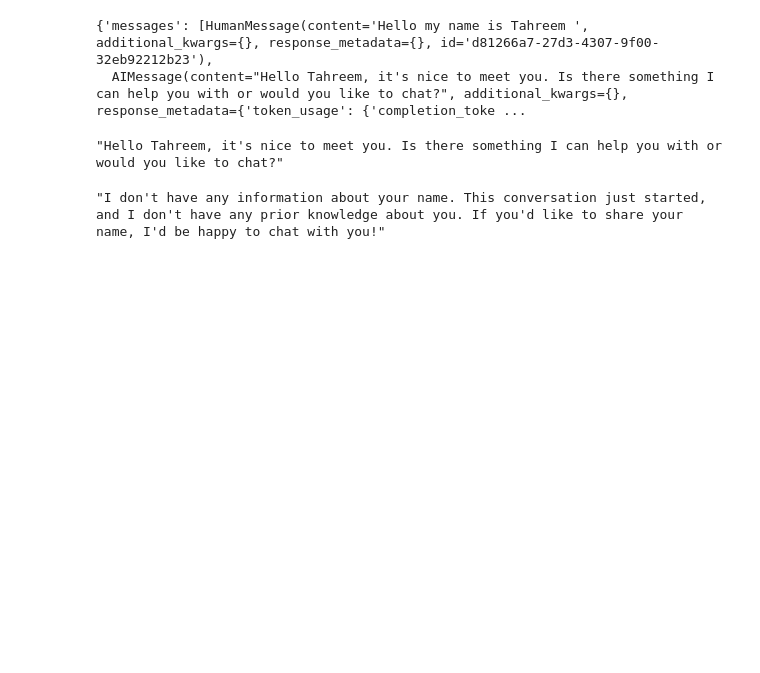
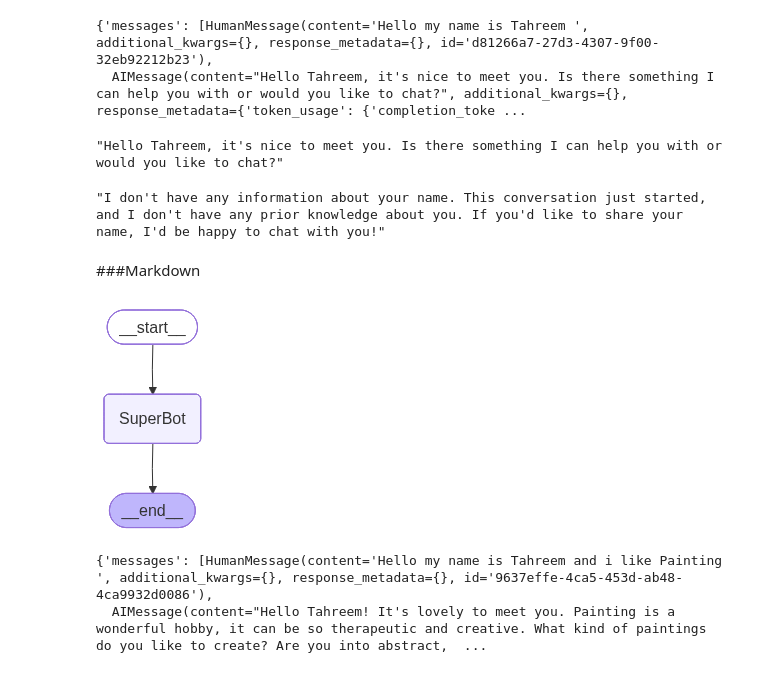
Before and after one commit to tamifatima/AgenticAi, a Jupyter notebook: AgenticLanggraph/1-Basic Chatbot/1-basicchatbot.ipynb, the cells around one changed output. Cells and saved outputs as stored; diff of their text form; code cells hidden in the pictures; blank space fills up the shorter version.

```diff
--- a/AgenticLanggraph/1-Basic Chatbot/1-basicchatbot.ipynb
+++ b/AgenticLanggraph/1-Basic Chatbot/1-basicchatbot.ipynb
@@ -474,3 +474,41 @@ response=graph.invoke({"messages":"What is my name?"},config=config)
 response["messages"][-1].content
 # %% [output]
 "I don't have any information about your name. This conversation just started, and I don't have any prior knowledge about you. If you'd like to share your name, I'd be happy to chat with you!"
+# %% [markdown]
+###Markdown
+# %%
+from langgraph.checkpoint.memory import MemorySaver
+memory=MemorySaver()
+# %%
+def superbot(state:State):
+    return {"messages":[llm.invoke(state["messages"][-1].content)]}
+# %%
+#Create he entire graph
+graph=StateGraph(State)
+
+graph.add_node("SuperBot",superbot)
+
+#EDGES
+
+graph.add_edge(START,"SuperBot")
+graph.add_edge("SuperBot",END)
+
+
+graph_builder=graph.compile(checkpointer=memory)
+
+
+#Display
+
+from IPython.display import Image, display
+display(Image(graph_builder.get_graph().draw_mermaid_png()))
+# %% [output]
+[figure, added]
+# %%
+#Invocation
+
+config={"configurable":{"thread_id":"1"}}
+
+graph_builder.invoke({"messages":"Hello my name is Tahreem and i like Painting "},config)
+# %% [output]
+{'messages': [HumanMessage(content='Hello my name is Tahreem and i like Painting ', additional_kwargs={}, response_metadata={}, id='9637effe-4ca5-453d-ab48-4ca9932d0086'),
+  AIMessage(content="Hello Tahreem! It's lovely to meet you. Painting is a wonderful hobby, it can be so therapeutic and creative. What kind of paintings do you like to create? Are you into abstract,  ...
```
Also changed, not shown: parts of 6 cells of this notebook.
